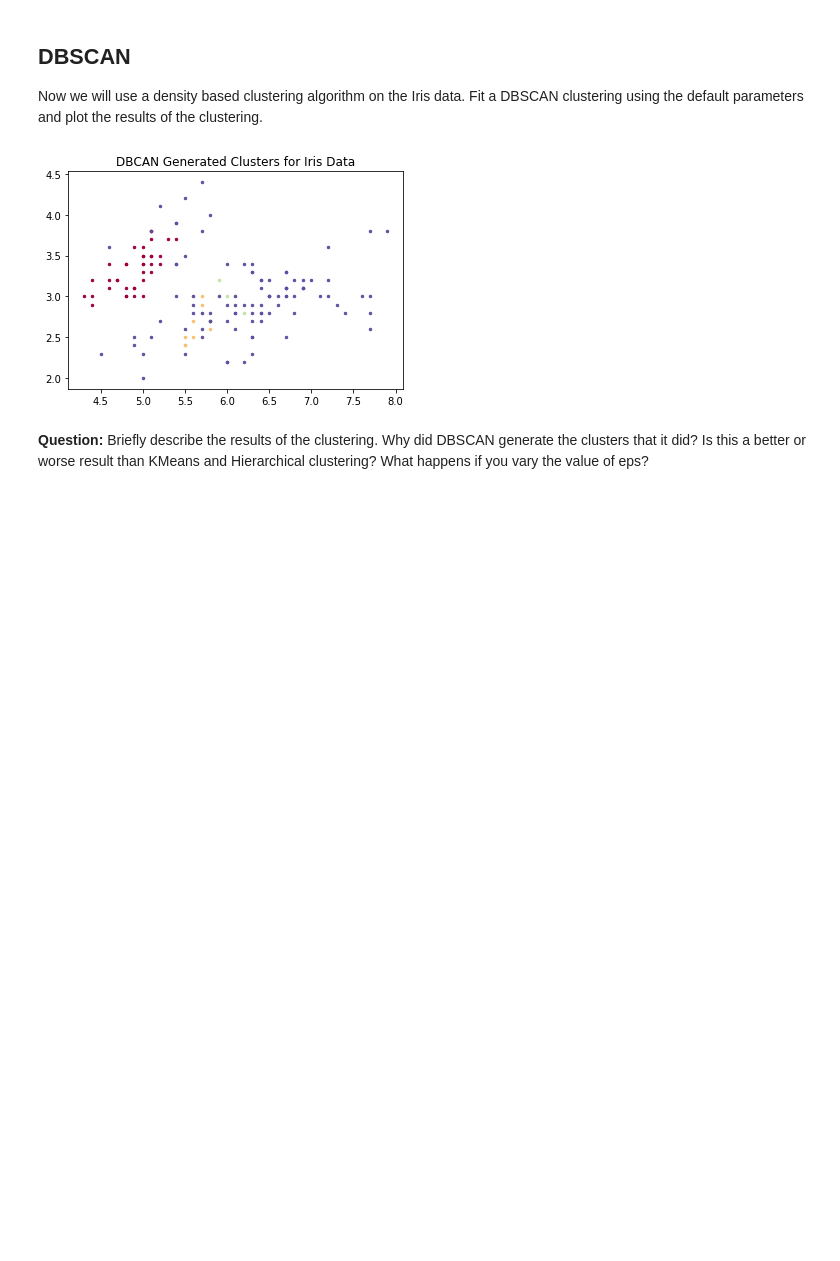
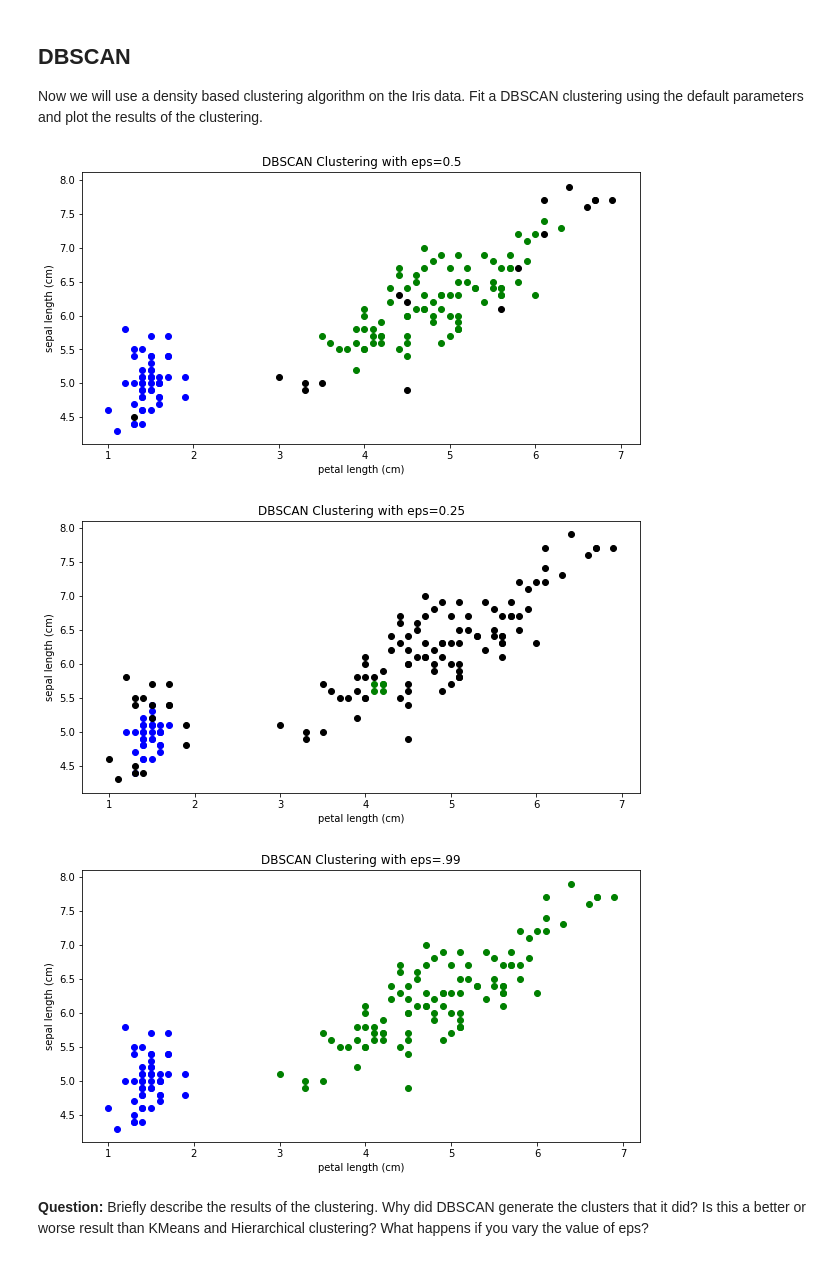
Before and after one commit to MuhammadM20/example-notebooks, a Jupyter notebook: UNIV_3360_Clustering_Homework.ipynb, the cells around one changed output. Cells and saved outputs as stored; diff of their text form; code cells hidden in the pictures; blank space fills up the shorter version.

```diff
--- a/UNIV_3360_Clustering_Homework.ipynb
+++ b/UNIV_3360_Clustering_Homework.ipynb
@@ -178,25 +178,21 @@ plot_cluster(data, hier.labels_, "Hierarchical Clustering with Ward Linkage")
 ## DBSCAN
 
 Now we will use a density based clustering algorithm on the Iris data. Fit a DBSCAN clustering using the default parameters and plot the results of the clustering.
-# %%
-dbscan = DBSCAN(eps=0.3)
-dbscan.fit(X_iris)
-dbscan_labels = dbscan.labels_
-
-unique_labels = set(dbscan_labels)
-core_samples_mask = np.zeros_like(dbscan_labels, dtype=bool)
-colors = [plt.cm.Spectral(each)
-          for each in np.linspace(0, 1, len(unique_labels))]
-for k, col in zip(unique_labels, colors):
-
-    class_member_mask = (dbscan_labels == k)
-
-    xy = X_iris[class_member_mask & ~core_samples_mask]
-    plt.scatter(xy[:,0], xy[:,1], s=6, color=col)
-
-plt.title("DBCAN Generated Clusters for Iris Data")
-plt.show()
-# %% [output]
-[figure, removed]
+# %%
+db = DBSCAN()
+db.fit(X_iris)
+plot_cluster(data, db.labels_, "DBSCAN Clustering with eps=0.5")
+
+db = DBSCAN(eps=0.25)
+db.fit(X_iris)
+plot_cluster(data, db.labels_, "DBSCAN Clustering with eps=0.25")
+
+db = DBSCAN(eps=0.99)
+db.fit(X_iris)
+plot_cluster(data, db.labels_, "DBSCAN Clustering with eps=.99")
+# %% [output]
+[figure, added]
+[figure, added]
+[figure, added]
 # %% [markdown]
 **Question:** Briefly describe the results of the clustering. Why did DBSCAN generate the clusters that it did? Is this a better or worse result than KMeans and Hierarchical clustering? What happens if you vary the value of eps?
```
Also changed, not shown: parts of 8 cells of this notebook.
